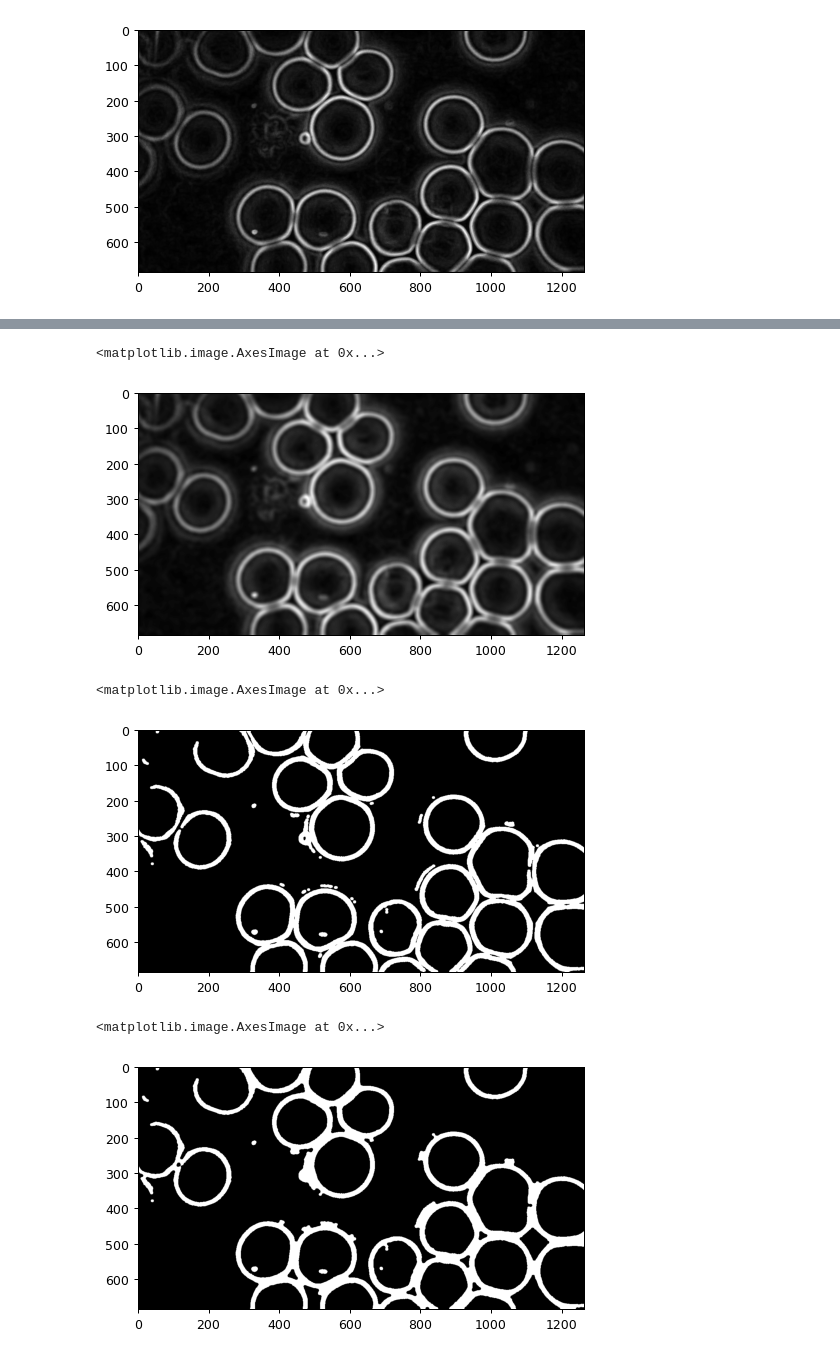
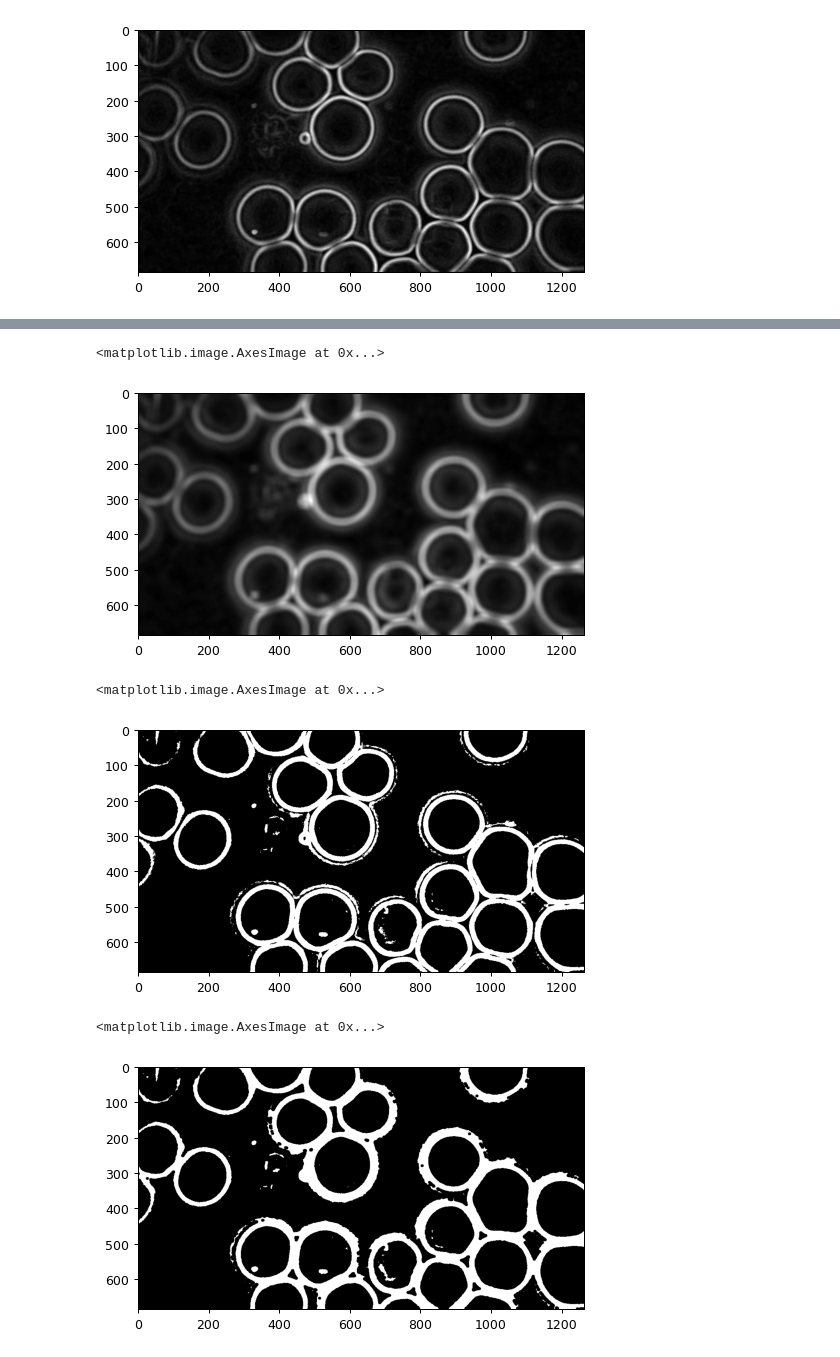
Before and after one commit to handlessdude/cv-labs, a Jupyter notebook: lab-08.ipynb, the cells around one changed output, grey strips where cells are left out. Cells and saved outputs as stored; diff of their text form; code cells hidden in the pictures.

```diff
--- a/lab-08.ipynb
+++ b/lab-08.ipynb
@@ -169,5 +169,5 @@ plt.imshow(cleaned_img, cmap='gray')
 <matplotlib.image.AxesImage at 0x...>
 [figure]
 # %%
-cleaned_img = cv2.morphologyEx(cleaned_img,cv2.MORPH_OPEN, k9)
-plt.imshow(cleaned_img, cmap='gray')
+# cleaned_img = cv2.morphologyEx(cleaned_img,cv2.MORPH_OPEN, k9)
+# plt.imshow(cleaned_img, cmap='gray')
@@ -177,22 +174,23 @@ plt.imshow(cleaned_img, cmap='gray')
 # %%
-blur = cv2.blur(cleaned_img, ksize=(11,11))
+blur = cv2.blur(cleaned_img, ksize=(21,21))
 plt.imshow(blur, cmap='gray')
 # %% [output]
 <matplotlib.image.AxesImage at 0x...>
-[figure, old version]
+[figure, new version]
 # %%
 ret, tres = cv2.threshold(cleaned_img, 30, 255, type=cv2.THRESH_BINARY)
 plt.imshow(tres, cmap='gray')
 # %% [output]
 <matplotlib.image.AxesImage at 0x...>
-[figure, old version]
+[figure, new version]
 # %%
-kernel2 = cv2.getStructuringElement(cv2.MORPH_ELLIPSE, (9,9))
-cleaned_img = cv2.morphologyEx(tres,cv2.MORPH_CLOSE, kernel2)
+cleaned_img = cv2.morphologyEx(tres,cv2.MORPH_DILATE, k9)
 plt.imshow(cleaned_img, cmap='gray')
+cleaned_img = cv2.morphologyEx(tres,cv2.MORPH_CLOSE, k9)
+plt.imshow(cleaned_img, cmap='gray')
 # %% [output]
 <matplotlib.image.AxesImage at 0x...>
-[figure, old version]
+[figure, new version]
 # %%
 cv2.bitwise_not(cleaned_img, cleaned_img)
 cv2.floodFill(cleaned_img, None, (150, 150), 0)
```
Also changed, not shown: parts of 3 cells of this notebook.
